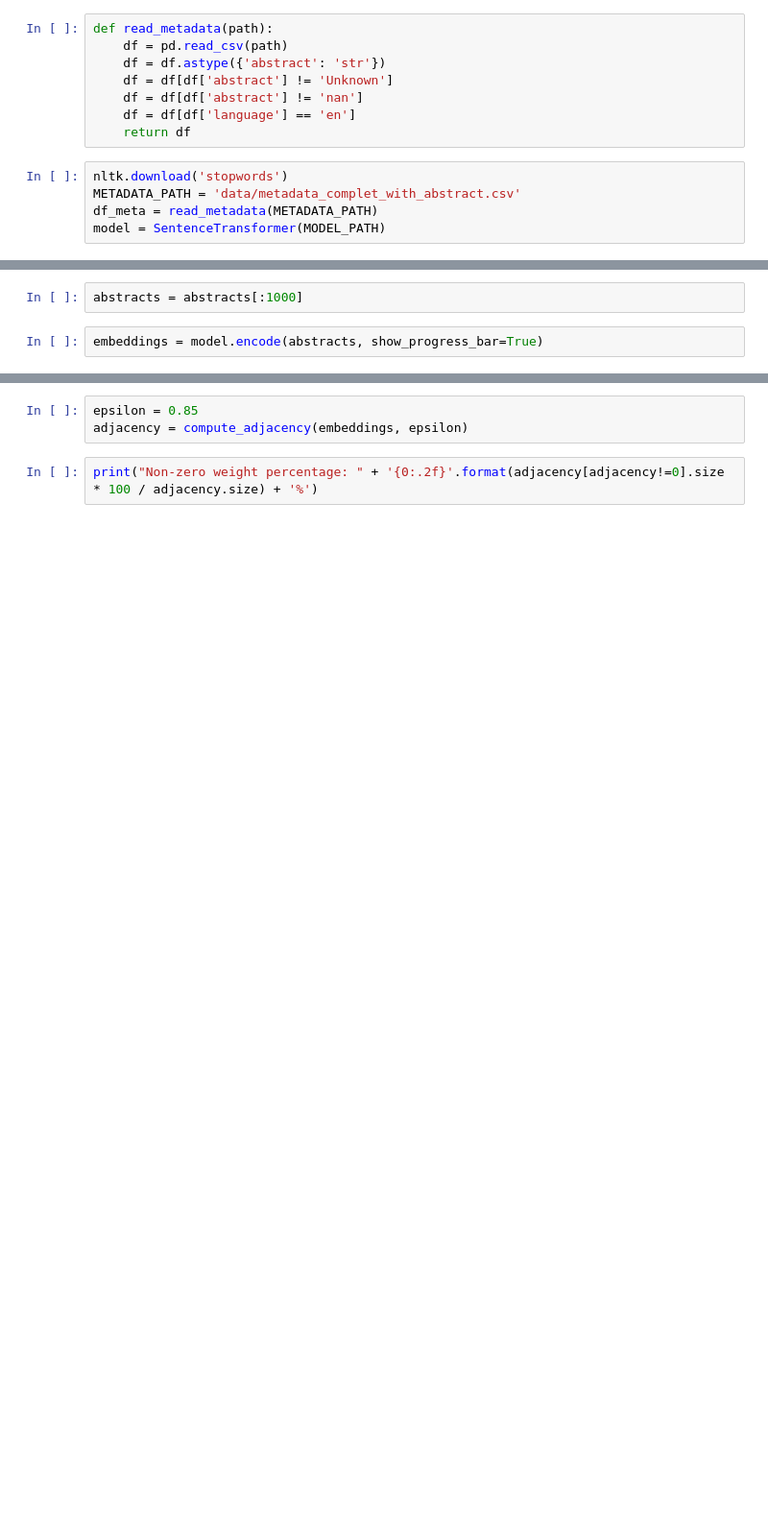
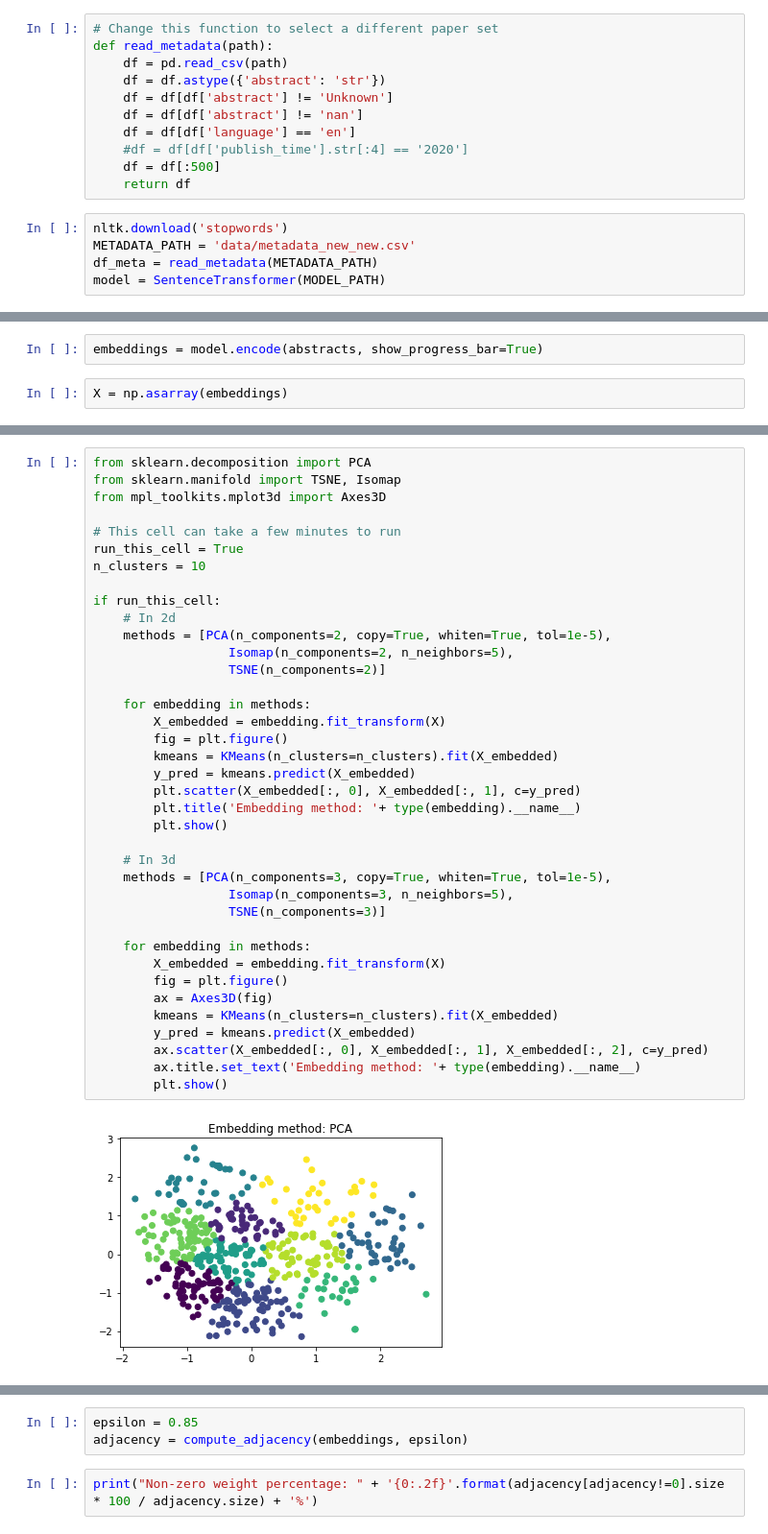
Before and after one commit to ValerianRey/Browser-19, a Jupyter notebook: Network.ipynb, the cells around one changed output, grey strips where cells are left out. Shown at 96% size. Drawn from its saved outputs; the diff is of its cells as text; blank space fills up the shorter version.

Commit message:
added 2D/3D embeddings, spacial clustering, multiple graphical clustering algorithms, modified gitignore

```diff
--- a/Network.ipynb
+++ b/Network.ipynb
@@ -8,14 +10,17 @@ from nltk.corpus import stopwords
 # %%
+# Change this function to select a different paper set
 def read_metadata(path):
     df = pd.read_csv(path)
     df = df.astype({'abstract': 'str'})
     df = df[df['abstract'] != 'Unknown']
     df = df[df['abstract'] != 'nan']
     df = df[df['language'] == 'en']
+    #df = df[df['publish_time'].str[:4] == '2020']
+    df = df[:500]
     return df
 # %%
 nltk.download('stopwords')
-METADATA_PATH = 'data/metadata_complet_with_abstract.csv'
+METADATA_PATH = 'data/metadata_new_new.csv'
 df_meta = read_metadata(METADATA_PATH)
 model = SentenceTransformer(MODEL_PATH)
 # %% [output]
@@ -31,4 +34,4 @@ assert len(abstracts) == 37164 # Ensure that the corpus was computed with the go
-# %%
-abstracts = abstracts[:1000]
 # %%
 embeddings = model.encode(abstracts, show_progress_bar=True)
+# %%
+X = np.asarray(embeddings)
@@ -34,0 +75,40 @@ embeddings = model.encode(abstracts, show_progress_bar=True)
+# %%
+from sklearn.decomposition import PCA
+from sklearn.manifold import TSNE, Isomap
+from mpl_toolkits.mplot3d import Axes3D
+
+# This cell can take a few minutes to run
+run_this_cell = True
+n_clusters = 10
+
+if run_this_cell:
+    # In 2d
+    methods = [PCA(n_components=2, copy=True, whiten=True, tol=1e-5),
+                  Isomap(n_components=2, n_neighbors=5),
+                  TSNE(n_components=2)]
+
+    for embedding in methods:
+        X_embedded = embedding.fit_transform(X)
+        fig = plt.figure()
+        kmeans = KMeans(n_clusters=n_clusters).fit(X_embedded)
+        y_pred = kmeans.predict(X_embedded)
+        plt.scatter(X_embedded[:, 0], X_embedded[:, 1], c=y_pred)
+        plt.title('Embedding method: '+ type(embedding).__name__)
+        plt.show()
+
+    # In 3d
+    methods = [PCA(n_components=3, copy=True, whiten=True, tol=1e-5),
+                  Isomap(n_components=3, n_neighbors=5),
+                  TSNE(n_components=3)]
+
+    for embedding in methods:
+        X_embedded = embedding.fit_transform(X)
+        fig = plt.figure()
+        ax = Axes3D(fig)
+        kmeans = KMeans(n_clusters=n_clusters).fit(X_embedded)
+        y_pred = kmeans.predict(X_embedded)
+        ax.scatter(X_embedded[:, 0], X_embedded[:, 1], X_embedded[:, 2], c=y_pred)
+        ax.title.set_text('Embedding method: '+ type(embedding).__name__)
+        plt.show()
+# %% [output]
+[figure, added]
```
Also changed, not shown: parts of 25 cells of this notebook, 1 other file.
